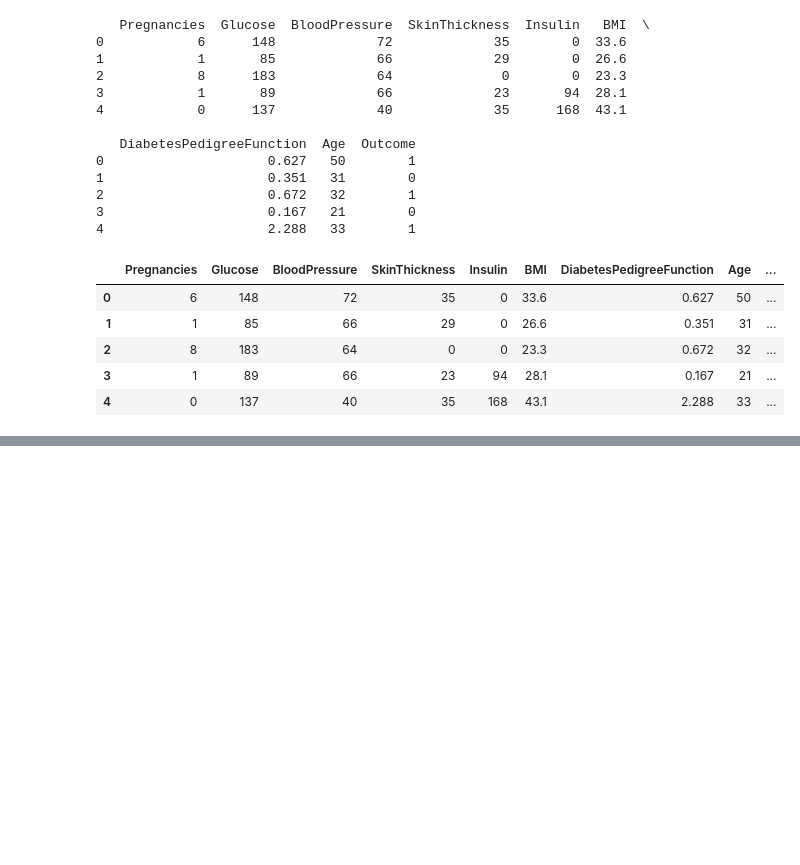
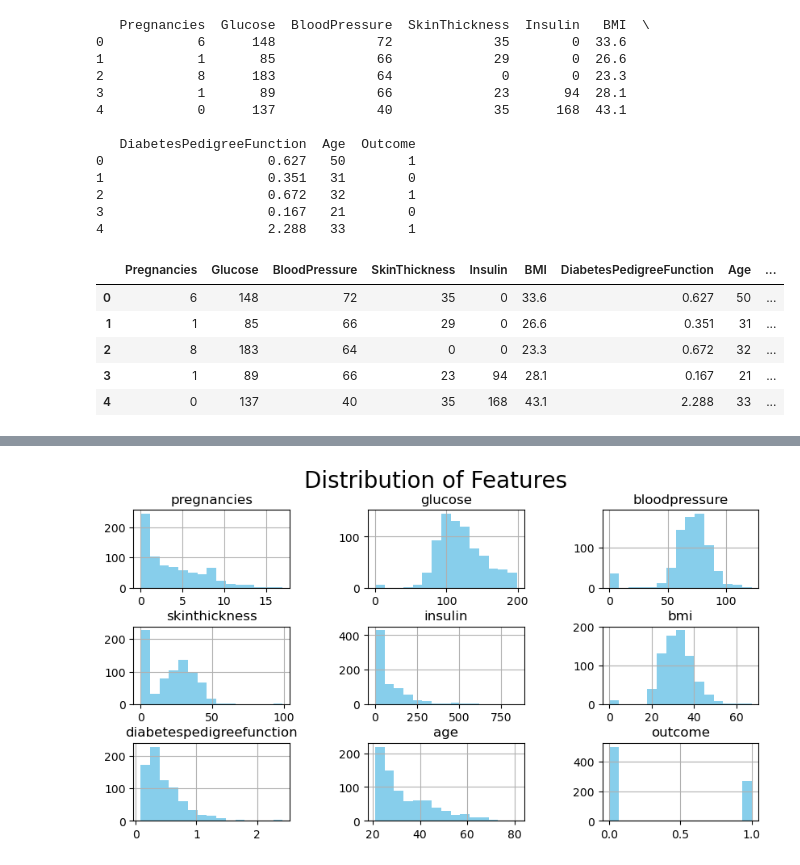
Before and after one commit to Taylanozveren/Diabetes-Dataset-Analysis-Python-Project, a Jupyter notebook: DiabetesProject.ipynb, the cells around one changed output, grey strips where cells are left out. Drawn from its saved outputs; the diff is of its cells as text; code cells hidden in the pictures; blank space fills up the shorter version.

Commit message:
The first steps of Data Analysis have been complet ed; the data set has been uploaded, discovered, made sense of, visualized

```diff
--- a/DiabetesProject.ipynb
+++ b/DiabetesProject.ipynb
@@ -62,3 +114,0 @@ max     67.100000                  2.420000   81.000000    1.000000
-# %%
-
-df.dropna(inplace=True)
@@ -82,0 +166,2 @@ df.head(5)
+# %%
+df.columns=df.columns.str.lower()
@@ -82,0 +197,9 @@ df.head(5)
+# %%
+# Plotting the distribution of numerical features
+
+df.hist(bins=15, figsize=(10,5), color='skyblue')
+plt.subplots_adjust(hspace=0.5, wspace=0.5)
+plt.suptitle('Distribution of Features', size=20)
+plt.show()
+# %% [output]
+[figure, added]
```
Also changed, not shown: parts of 28 cells of this notebook.
